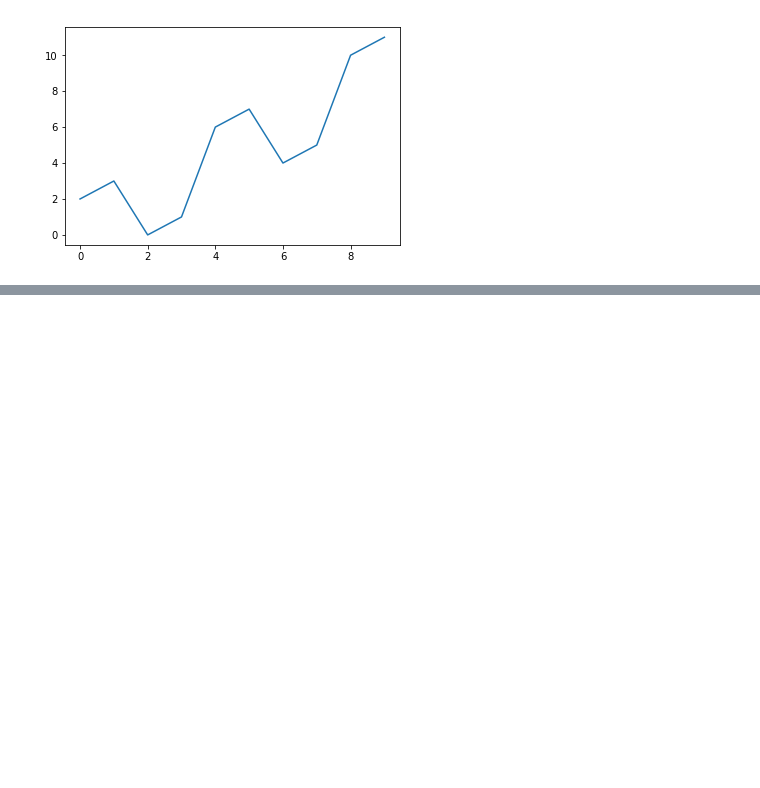
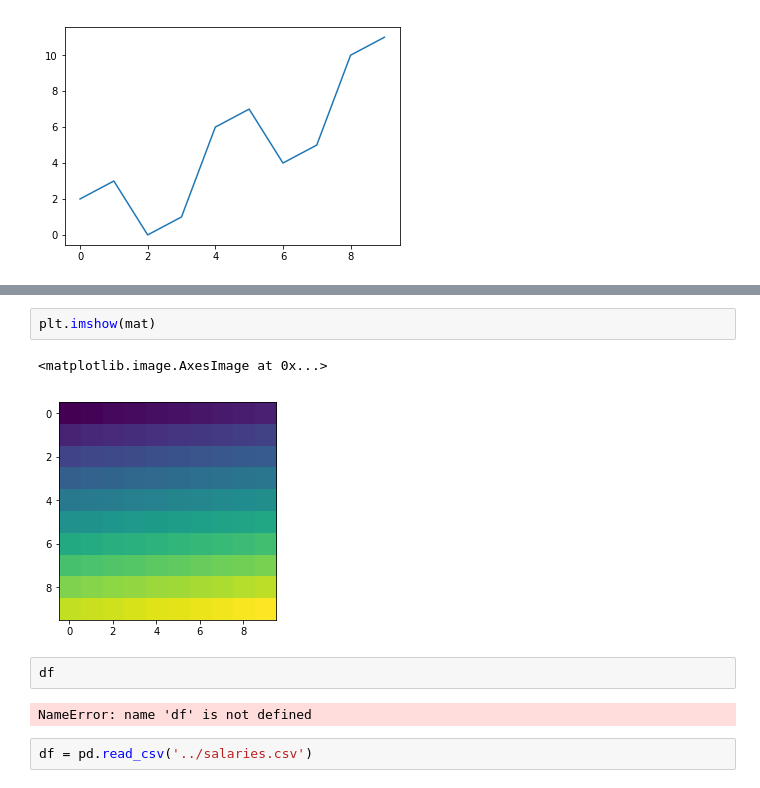
Before and after one commit to ishwar6/datascience, a Jupyter notebook: scripts/ishwar.ipynb, the cells around one changed output, grey strips where cells are left out. Drawn from its saved outputs; the diff is of its cells as text; blank space fills up the shorter version.

```diff
--- a/scripts/ishwar.ipynb
+++ b/scripts/ishwar.ipynb
@@ -340,0 +364,11 @@ plt.plot(x,y,'')
+# %%
+plt.imshow(mat)
+# %% [output]
+<matplotlib.image.AxesImage at 0x...>
+[figure, added]
+# %%
+df
+# %% [output]
+NameError: name 'df' is not defined
+# %%
+df = pd.read_csv('../salaries.csv')
```
Also changed, not shown: parts of 29 cells of this notebook.
